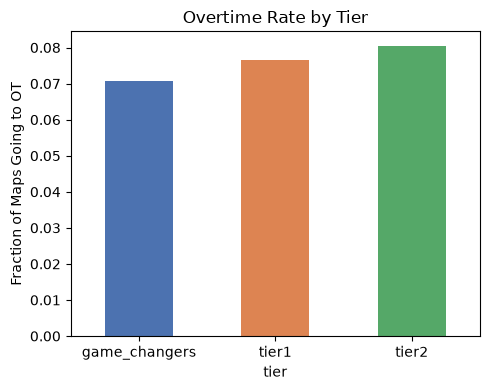
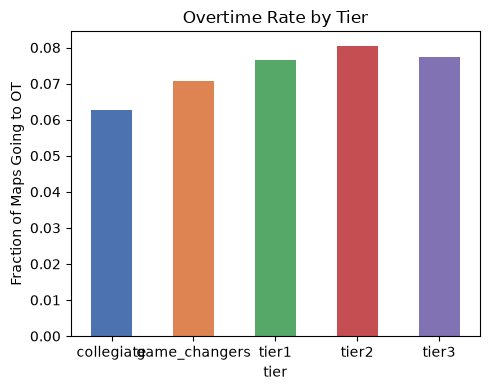
The notebook cell's code change between the first figure and the second:
--- before
+++ after
@@ -8,5 +8,5 @@
 print(ot_rate)
 fig, ax = plt.subplots(figsize=(5,4))
-ot_rate.plot(kind='bar', ax=ax, color=['#4C72B0','#DD8452','#55A868'])
+ot_rate.plot(kind='bar', ax=ax, color=['#4C72B0','#DD8452','#55A868','#C44E52','#8172B3'])
 ax.set_title('Overtime Rate by Tier')
 ax.set_ylabel('Fraction of Maps Going to OT')

Commit: add more tiers, offseason analysis